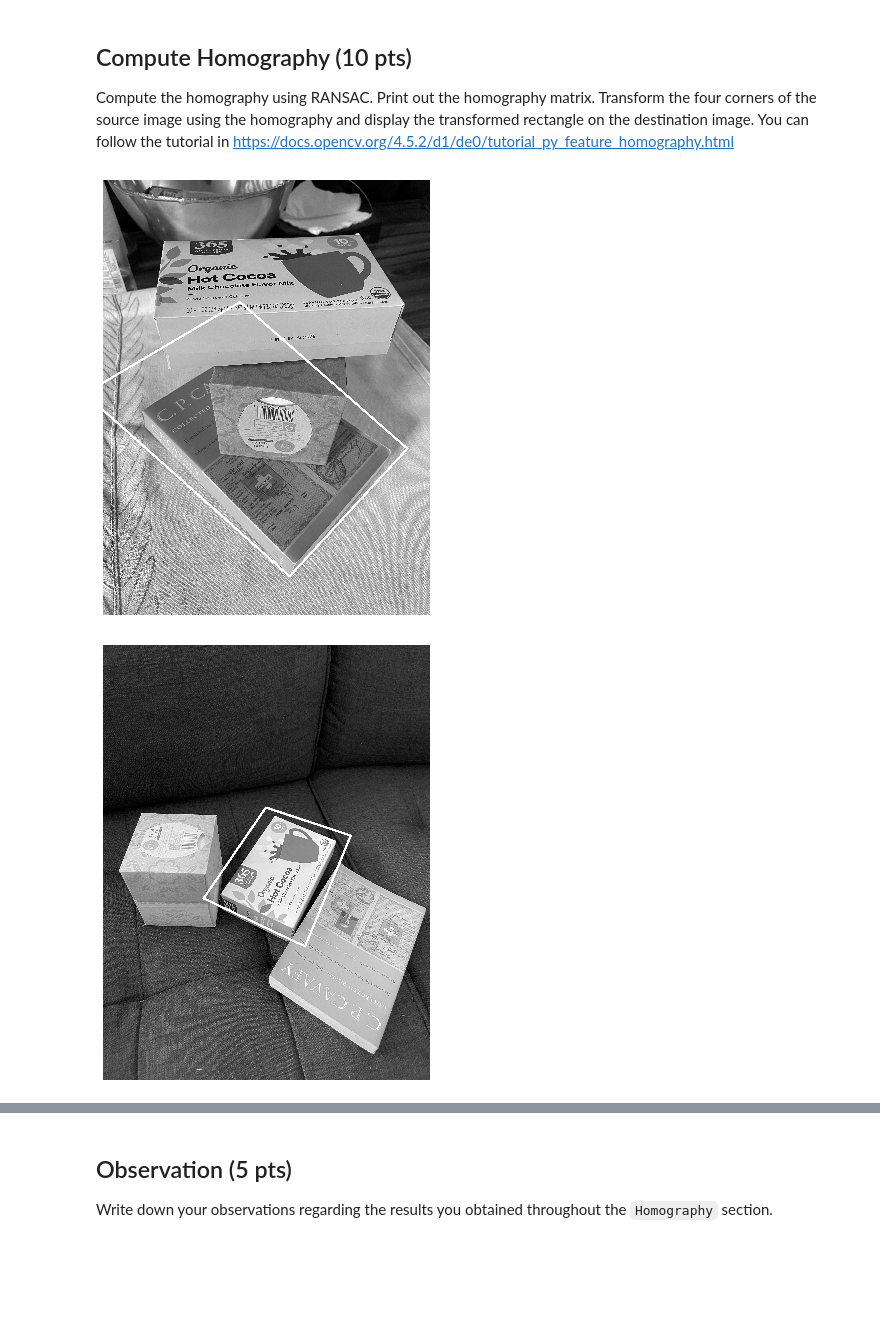
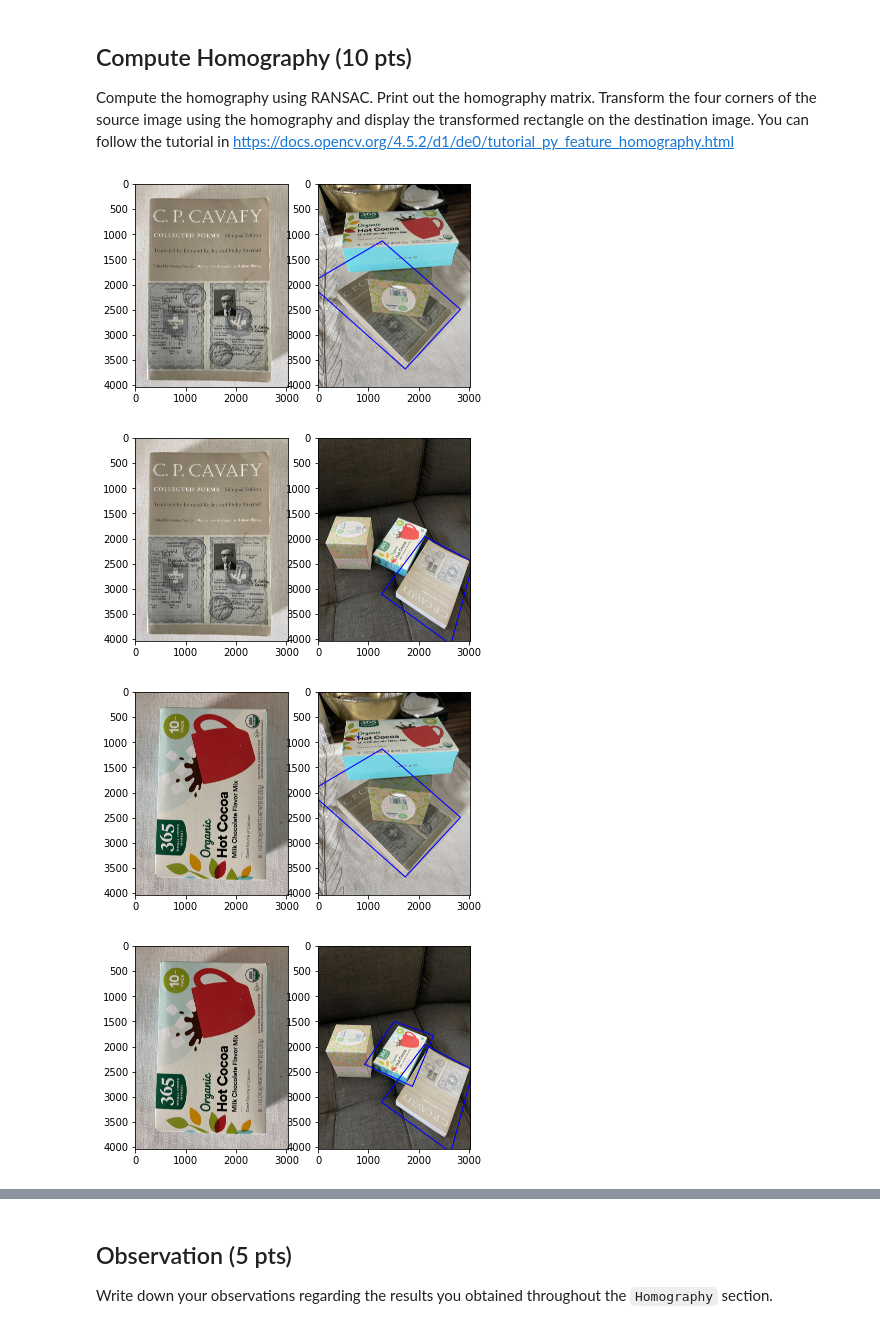
Before and after one commit to SumeetBatra/CS677, a Jupyter notebook: hw1/CSCI677_spring25_assignment_1.ipynb, the cells around one changed output, grey strips where cells are left out. Cells and saved outputs as stored; diff of their text form; code cells hidden in the pictures; blank space fills up the shorter version.

```diff
--- a/hw1/CSCI677_spring25_assignment_1.ipynb
+++ b/hw1/CSCI677_spring25_assignment_1.ipynb
@@ -182,14 +182,14 @@ def plot_image_gray(image):
 img_dir = './data/homography/'
 src0_path = os.path.join(img_dir, 'src_0.jpg')
 dst0_path = os.path.join(img_dir, 'dst_0.jpg')
-src0 = cv2.imread(src0_path, cv2.IMREAD_GRAYSCALE)
-dst0 = cv2.imread(dst0_path, cv2.IMREAD_GRAYSCALE)
+src0 = cv2.imread(src0_path)
+dst0 = cv2.imread(dst0_path)
 surf = cv2.xfeatures2d.SURF_create(17_000)
 kp_src0, des_src0 = surf.detectAndCompute(src0, None)
 kp_dst0, des_dst0 = surf.detectAndCompute(dst0, None)
 print(len(kp_src0), len(kp_dst0))
 src0_2 = cv2.drawKeypoints(src0, kp_src0, None, (255, 0, 0), 4)
 dst0_2 = cv2.drawKeypoints(dst0, kp_dst0, None, (255, 0, 0), 4)
-plot_image_gray(src0_2)
-plot_image_gray(dst0_2)
+plot_single_image(src0_2)
+plot_single_image(dst0_2)
 # %% [output]
@@ -219,13 +219,15 @@ def match_and_plot(src_img, dst_img):
     top20_matches = sorted(top20_matches, key=lambda x: x[0].distance)[:20]
     draw_params = dict(matchColor=(0, 255, 0), singlePointColor=(255, 0, 0), flags=cv2.DrawMatchesFlags_DEFAULT)
     matches_img = cv2.drawMatchesKnn(src_img, kp_src, dst_img, kp_dst, top20_matches, None, **draw_params)
-    plot_image_gray(matches_img)
+    plot_single_image(matches_img)
 
 match_and_plot(src0, dst0)
 
 src1_path = os.path.join(img_dir, 'src_1.jpg')
 dst1_path = os.path.join(img_dir, 'dst_1.jpg')
-src1 = cv2.imread(src1_path, cv2.IMREAD_GRAYSCALE)
-dst1 = cv2.imread(dst1_path, cv2.IMREAD_GRAYSCALE)
+src2_path = os.path.join(img_dir, 'src_2.jpg')
+src1 = cv2.imread(src1_path)
+dst1 = cv2.imread(dst1_path)
+src2 = cv2.imread(src2_path)
 match_and_plot(src1, dst1)
 # %% [output]
@@ -237,33 +239,44 @@ match_and_plot(src1, dst1)
 Compute the homography using RANSAC. Print out the homography matrix. Transform the four corners of the source image using the homography and display the transformed rectangle on the destination image. You can follow the tutorial in https://docs.opencv.org/4.5.2/d1/de0/tutorial_py_feature_homography.html
 # %%
 def compute_homography(src_img, dst_img):
-        # SURF
+    # SURF
     surf = cv2.xfeatures2d.SURF_create(5000)
     kp_src, des_src = surf.detectAndCompute(src_img, None)
     kp_dst, des_dst = surf.detectAndCompute(dst_img, None)
 
     # FLANN
     FLANN_INDEX_KDTREE = 1
     index_params = dict(algorithm = FLANN_INDEX_KDTREE, trees = 5)
     flann = cv2.FlannBasedMatcher(index_params)
     matches = flann.knnMatch(des_src, des_dst, k=2)
-    top20_matches = []
+    top_matches = []
     for i, (m, n) in enumerate(matches):
         if m.distance < 0.7 * n.distance:
-            top20_matches.append(m)
-    top20_matches = sorted(top20_matches, key=lambda x: x.distance)[:20]
-    src_pts = np.float32([kp_src[m.queryIdx].pt for m in top20_matches]).reshape(-1, 1, 2)
-    dst_pts = np.float32([kp_dst[m.trainIdx].pt for m in top20_matches]).reshape(-1, 1, 2)
+            top_matches.append(m)
+    top_matches = sorted(top_matches, key=lambda x: x.distance)[:20]
+    src_pts = np.float32([kp_src[m.queryIdx].pt for m in top_matches]).reshape(-1, 1, 2)
+    dst_pts = np.float32([kp_dst[m.trainIdx].pt for m in top_matches]).reshape(-1, 1, 2)
     M, mask = cv2.findHomography(src_pts, dst_pts, cv2.RANSAC, 5.0)
     matches_mask = mask.ravel().tolist()
-    h, w = src_img.shape
+    h, w, c = src_img.shape
     pts = np.float32([[0, 0], [0, h - 1], [w - 1, h - 1], [w - 1, 0]]).reshape(-1, 1, 2)
     dst = cv2.perspectiveTransform(pts, M)
     draw_img = cv2.polylines(dst_img, [np.int32(dst)], True, 255, 20, cv2.LINE_AA)
-    plot_image_gray(draw_img)
+    fig, axs = plt.subplots(1, 2)
+    axs = axs.flatten()
+    axs[0].imshow(cv2.cvtColor(src_img, cv2.COLOR_BGR2RGB))
+    axs[1].imshow(cv2.cvtColor(draw_img, cv2.COLOR_BGR2RGB))
+    plt.show()
+    # plot_image_gray(draw_img)
 
 compute_homography(src0, dst0)
+compute_homography(src0, dst1)
+compute_homography(src1, dst0)
 compute_homography(src1, dst1)
+compute_homography(src2, dst0)
+compute_homography(src2, dst1)
 # %% [output]
-[figure, old version]
+[figure, new version]
-[figure, old version]
+[figure, new version]
+[figure, added]
+[figure, added]
```
Also changed, not shown: parts of 12 cells of this notebook, 2 other files.
